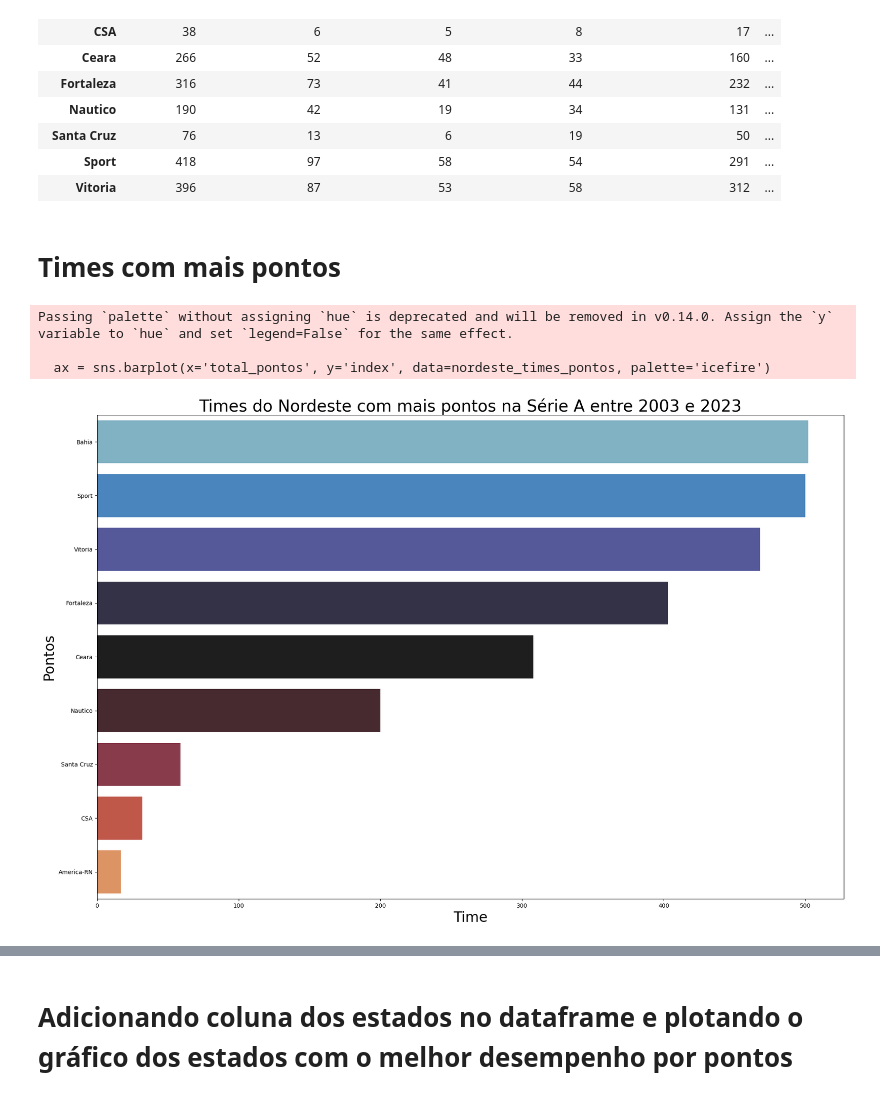
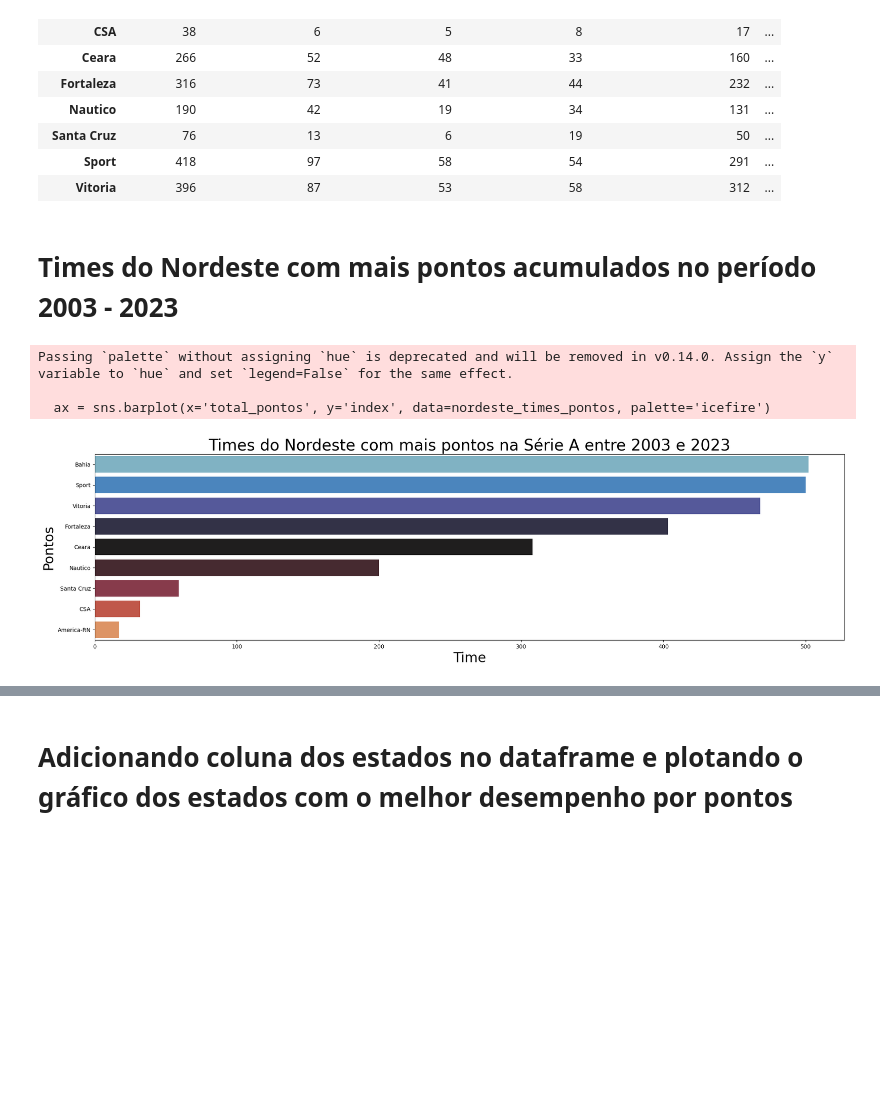
Before and after one commit to 022Vinicius/An-lises_de_dados_esportes, a Jupyter notebook: futebol_pernambucano.ipynb, the cells around one changed output, grey strips where cells are left out. Cells and saved outputs as stored; diff of their text form; code cells hidden in the pictures; blank space fills up the shorter version.

```diff
--- a/futebol_pernambucano.ipynb
+++ b/futebol_pernambucano.ipynb
@@ -566,23 +436,24 @@ nordeste_times1
 | Sport | 418 | 97 | 58 | 54 | 291 | ... |
 | Vitoria | 396 | 87 | 53 | 58 | 312 | ... |
 # %% [markdown]
-# Times com mais pontos
+# Times do Nordeste  com mais pontos acumulados no período 2003 - 2023
 # %%
 nordeste_times_pontos = nordeste_times.sort_values(by='total_pontos', ascending=False)
 nordeste_times_pontos = nordeste_times_pontos.reset_index()
 
 
-ax,fig = plt.subplots(figsize =(23,15) )
+ax,fig = plt.subplots(figsize =(24,6) )
 ax = sns.barplot(x='total_pontos', y='index', data=nordeste_times_pontos, palette='icefire')
 ax.set_title('Times do Nordeste com mais pontos na Série A entre 2003 e 2023', fontsize='28')
 ax.set_xlabel('Time',fontsize = '24')
 ax.set_ylabel('Pontos', fontsize = '24')
+plt.savefig('Times_mais_pontos')
 plt.show()
 # %% [output]
 Passing `palette` without assigning `hue` is deprecated and will be removed in v0.14.0. Assign the `y` variable to `hue` and set `legend=False` for the same effect.
 
   ax = sns.barplot(x='total_pontos', y='index', data=nordeste_times_pontos, palette='icefire')
-[figure, old version]
+[figure, new version]
 # %%
 # Calcula a média de gols por partida para cada time do Nordeste
 media_gols = brasileirao_nordeste.groupby('mandante')['mandante_placar'].mean().reset_index()
```
Also changed, not shown: parts of 18 cells of this notebook, 5 other files.
